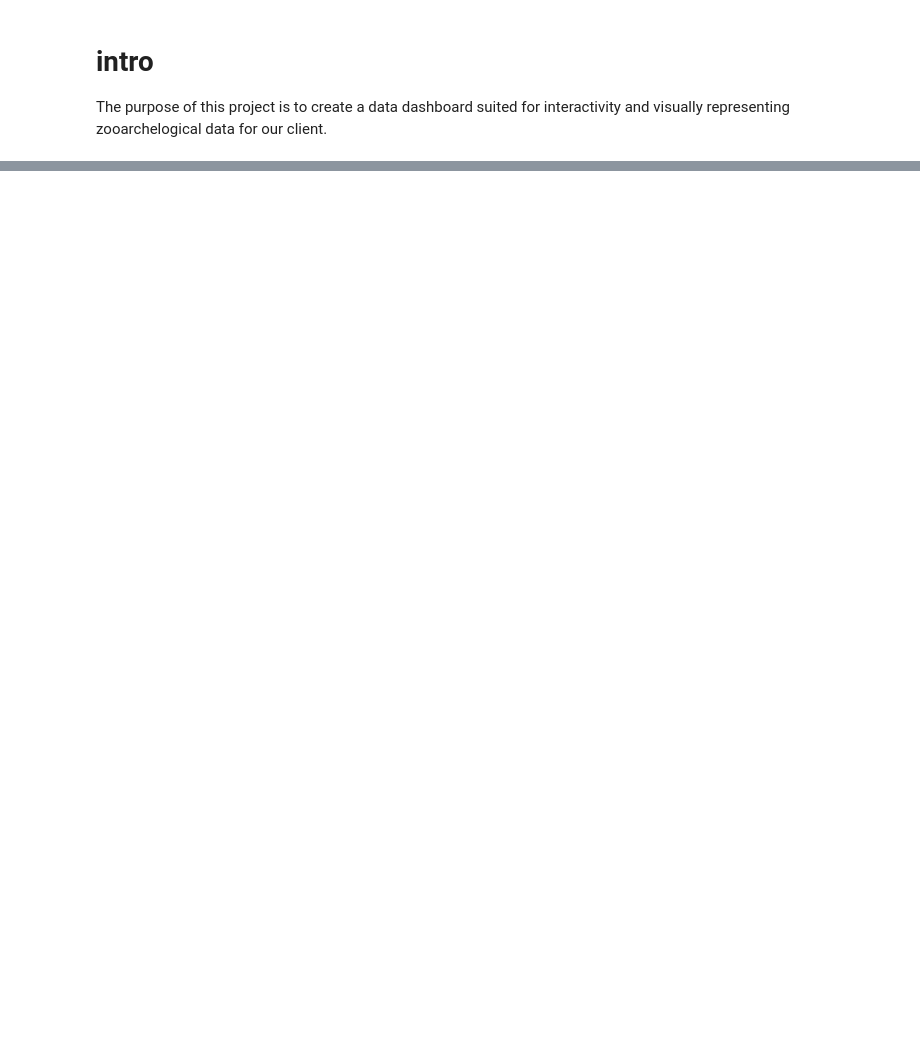
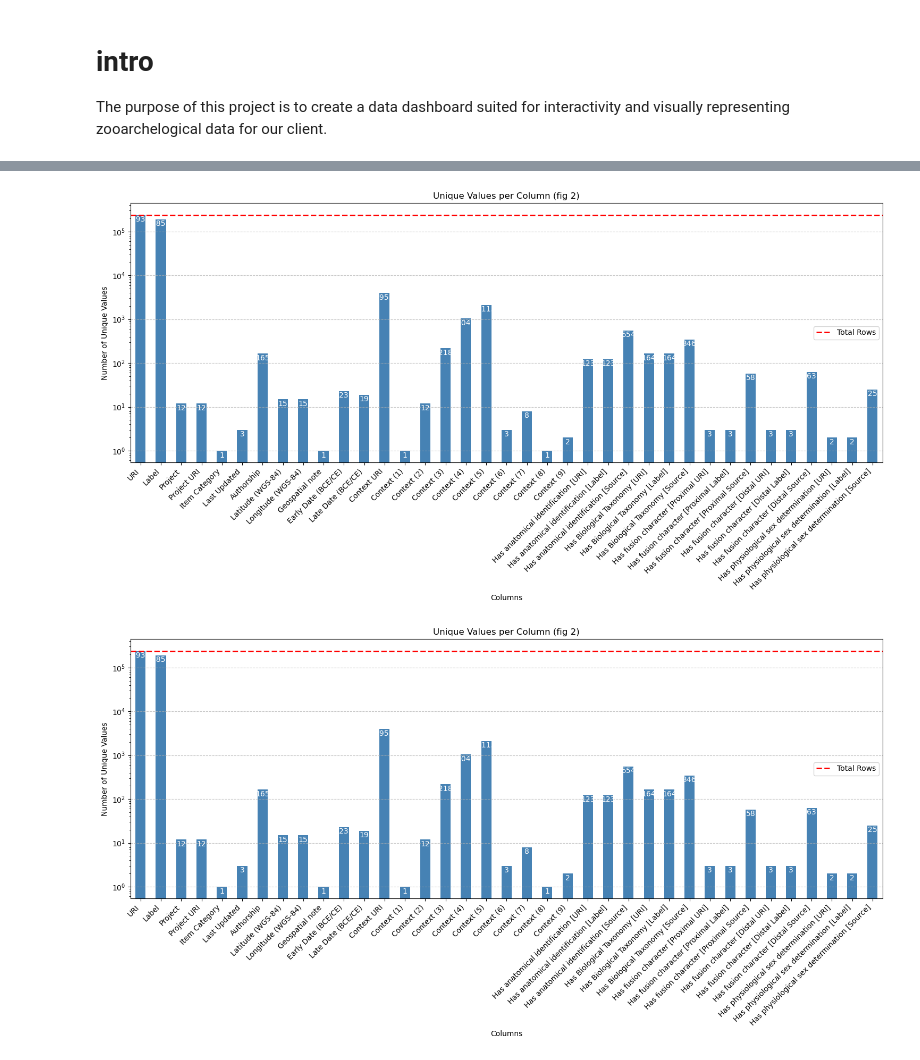
Before and after one commit to MoonCake98/zooarcheology_datadashboard, a Jupyter notebook: logbook/logbook.ipynb, the cells around one changed output, grey strips where cells are left out. Saved outputs shown, nothing was run; the diff lists cells and outputs as text; code cells hidden in the pictures; blank space fills up the shorter version.

```diff
--- a/logbook/logbook.ipynb
+++ b/logbook/logbook.ipynb
@@ -184,0 +119,34 @@ plt.bar(list(df_uniques.index), list((df.count()/239320) * 100), color ='maroon'
+# %%
+def create_unique_values_fig_panel():
+        """create a plot to display the unique values distributed over the dataframe"""
+        plt.close('all') # close all previous figures
+
+        unique_counts = df.nunique()
+        plt.figure(figsize=(15, 8))
+        unique_counts.plot(kind='bar', color='steelblue')
+        plt.xlabel("Columns")
+        plt.ylabel("Number of Unique Values")
+        plt.title("Unique Values per Column (fig 2)")
+        plt.xticks(ticks=range(len(unique_counts.index)),
+                    ha="right",
+                      va="top",
+                        labels=unique_counts.index,
+                          rotation=45)
+        plt.yscale('log')
+        plt.axhline(y=239320, color='red', linestyle='--', linewidth=2, label='Total Rows')
+        # add labels to indicate the hard numbers if the bars
+        for bar_index, value in enumerate(unique_counts):
+            plt.text(
+                x=bar_index, y=value - (value*0.35), s=str(value), ha='center', va='bottom', fontsize=10, color="white"
+                    )
+        plt.legend()
+        # txt="I need the caption to be present a little below X-axis"
+        # plt.figtext(0.5, 0.01, txt, wrap=True, horizontalalignment='center', fontsize=12)
+        plt.grid(axis='y', linestyle='--', alpha=0.7)
+        plt.tight_layout()
+        return plt.gcf()
+
+create_unique_values_fig_panel()
+# %% [output]
+[figure, added]
+[figure, added]
```
Also changed, not shown: parts of 33 cells of this notebook.
